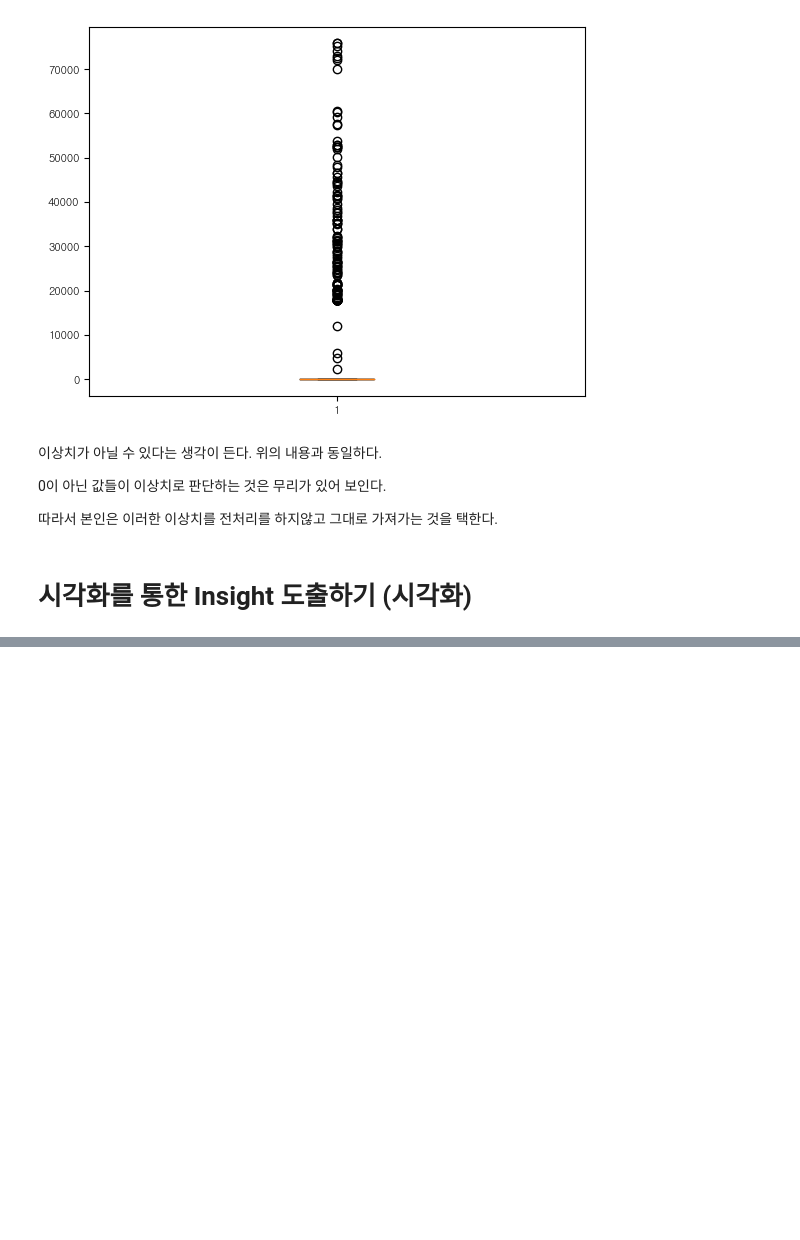
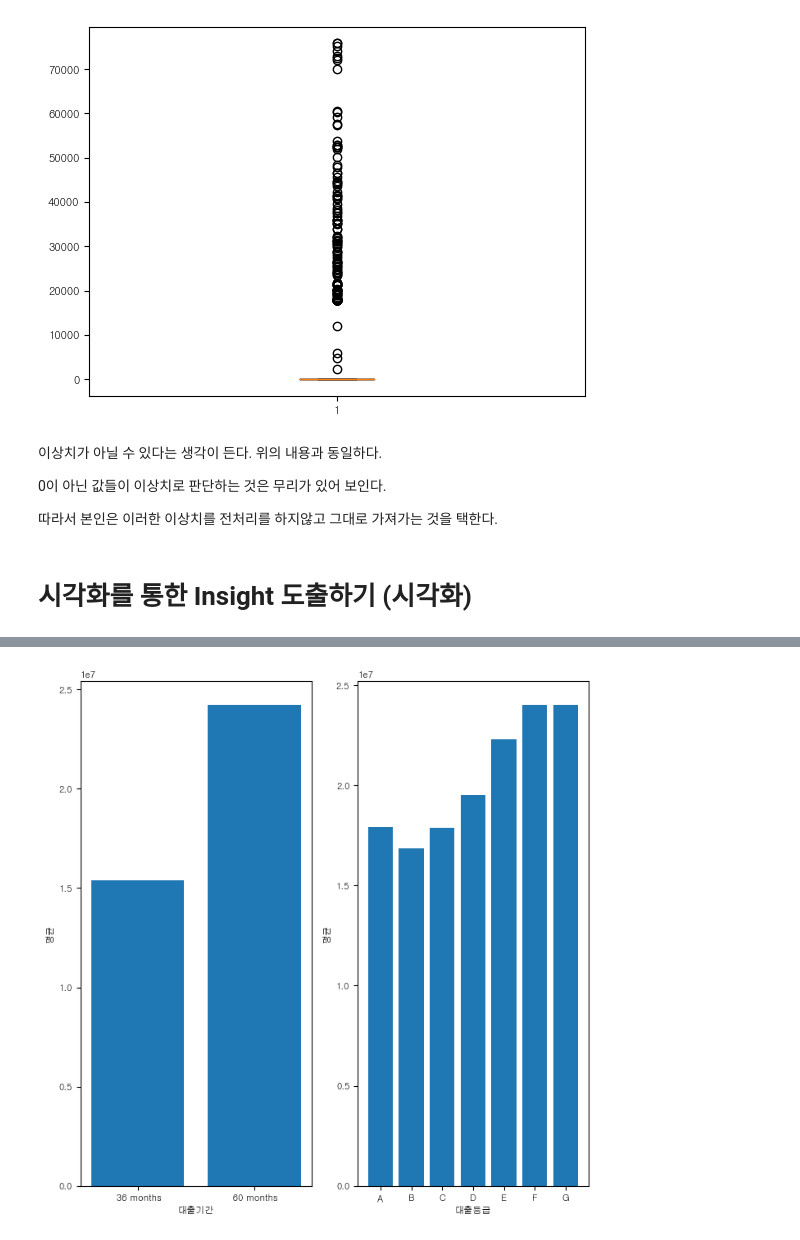
Before and after one commit to youse0ng/AICE_, a Jupyter notebook: open/데이터.ipynb, the cells around one changed output, grey strips where cells are left out. Drawn from its saved outputs; the diff is of its cells as text; code cells hidden in the pictures; blank space fills up the shorter version.

```diff
--- a/open/데이터.ipynb
+++ b/open/데이터.ipynb
@@ -269,3 +269,11 @@ plt.show()
 따라서 본인은 이러한 이상치를 전처리를 하지않고 그대로 가져가는 것을 택한다.
 # %% [markdown]
 # 시각화를 통한 Insight 도출하기 (시각화)
+# %%
+anova_frame=dataframe[['대출금액','대출기간','대출등급']]
+print('대출 기간의 수준:', anova_frame['대출기간'].unique())
+print('대출 등급의 수준:', anova_frame['대출등급'].unique())
+print(anova_frame)
+# 등급과 대출기간 평균이 -대출 금액의 평균의 차이가존재하는가?
+fit=smf.ols('대출금액~ C(대출기간) + C(대출등급) + C(대출기간)*C(대출등급)',anova_frame).fit()
+sm.stats.anova_lm(fit)
@@ -271,0 +313,18 @@ plt.show()
+# %%
+mean_period_level = anova_frame[['대출기간','대출금액']].groupby('대출기간').mean()
+mean_grade_level = anova_frame[['대출등급','대출금액']].groupby('대출등급').mean()
+
+plt.figure(figsize=(8,8))
+plt.subplot(1,2,1)
+plt.bar(list(mean_period_level.index),[15383401.16324157,24223658.65157944])
+plt.xlabel('대출기간')
+plt.ylabel('평균')
+plt.subplot(1,2,2)
+plt.bar(list(mean_grade_level.index),[17905794.7770093,16868082.72894472,
+                                      17890527.85923754,19534187.82296113,
+                                      22321207.67033864,24005174.00204708,24020785.71428571])
+plt.xlabel('대출등급')
+plt.ylabel('평균')
+plt.show()
+# %% [output]
+[figure, added]
```
Also changed, not shown: parts of 3 cells of this notebook, 2 other files.
